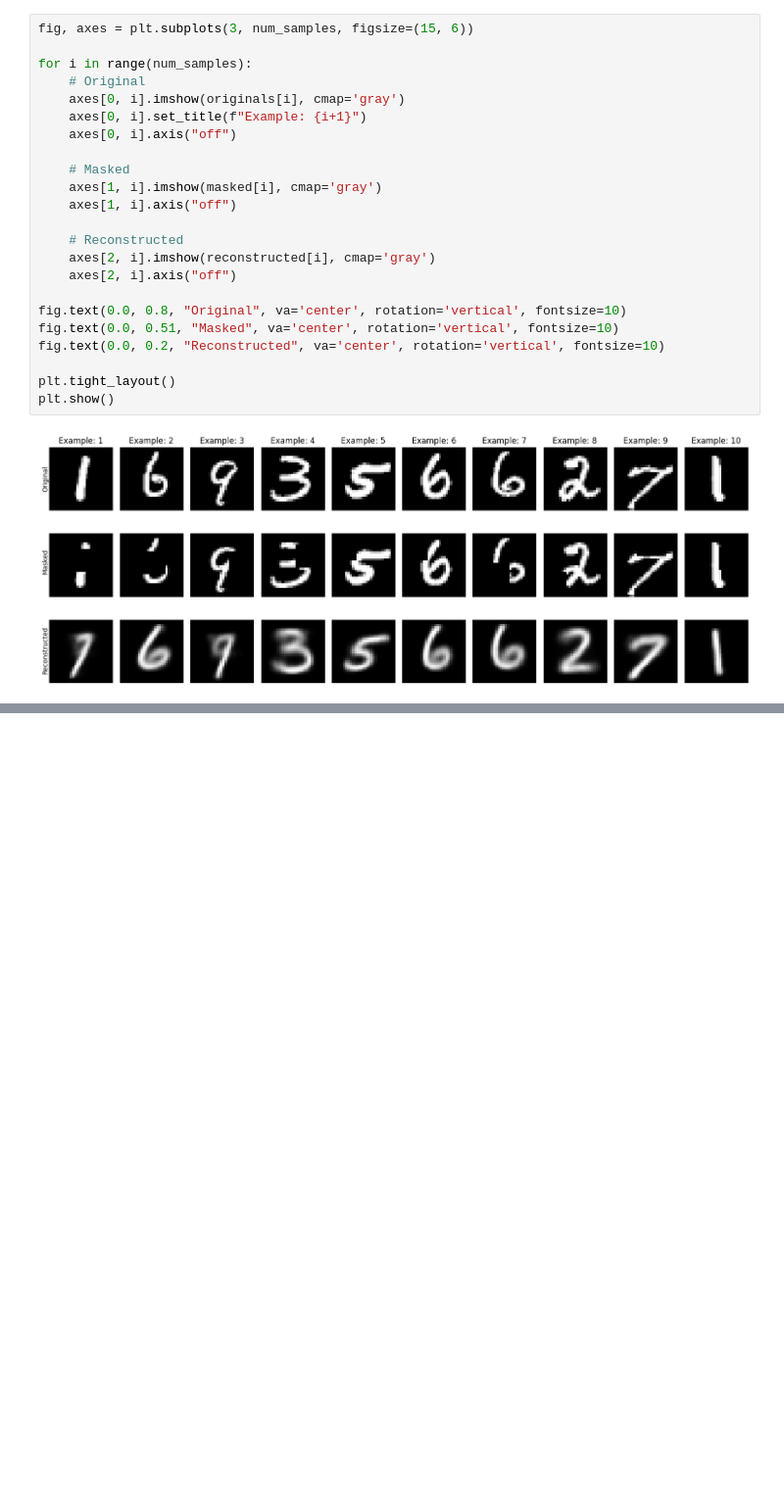
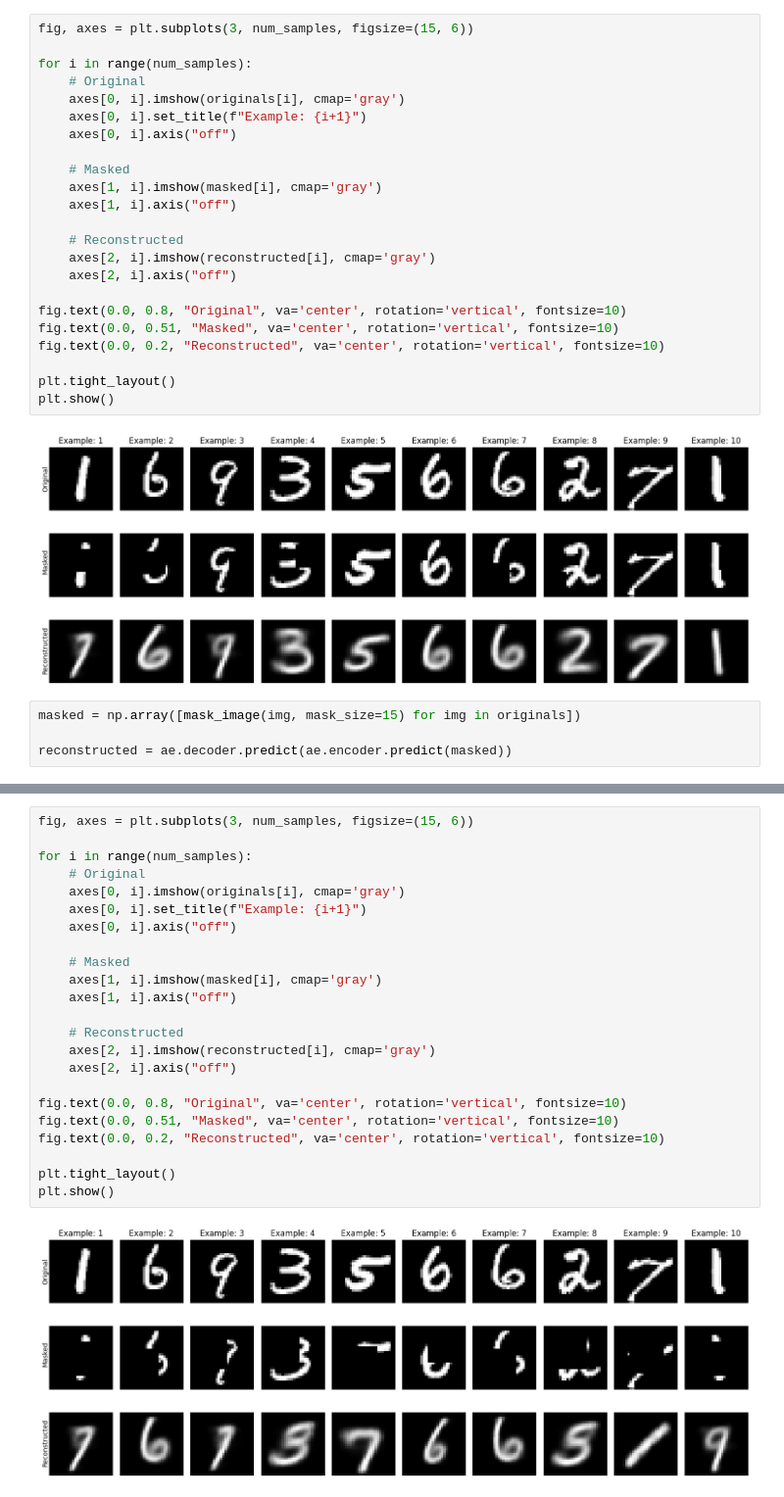
Before and after one commit to masud70/Deep-Generative-Modeling-Theory-and-Application, a Jupyter notebook: Assignments/Assignment1/Problem2/T1.ipynb, the cells around one changed output, grey strips where cells are left out. Shown at 98% size. Saved outputs shown, nothing was run; the diff lists cells and outputs as text; blank space fills up the shorter version.

```diff
--- a/Assignments/Assignment1/Problem2/T1.ipynb
+++ b/Assignments/Assignment1/Problem2/T1.ipynb
@@ -135,3 +135,7 @@ plt.tight_layout()
 plt.show()
 # %% [output]
 [figure]
+# %%
+masked = np.array([mask_image(img, mask_size=15) for img in originals])
+
+reconstructed = ae.decoder.predict(ae.encoder.predict(masked))
@@ -137,0 +145,25 @@ plt.show()
+# %%
+fig, axes = plt.subplots(3, num_samples, figsize=(15, 6))
+
+for i in range(num_samples):
+    # Original
+    axes[0, i].imshow(originals[i], cmap='gray')
+    axes[0, i].set_title(f"Example: {i+1}")
+    axes[0, i].axis("off")
+
+    # Masked
+    axes[1, i].imshow(masked[i], cmap='gray')
+    axes[1, i].axis("off")
+
+    # Reconstructed
+    axes[2, i].imshow(reconstructed[i], cmap='gray')
+    axes[2, i].axis("off")
+
+fig.text(0.0, 0.8, "Original", va='center', rotation='vertical', fontsize=10)
+fig.text(0.0, 0.51, "Masked", va='center', rotation='vertical', fontsize=10)
+fig.text(0.0, 0.2, "Reconstructed", va='center', rotation='vertical', fontsize=10)
+
+plt.tight_layout()
+plt.show()
+# %% [output]
+[figure, added]
```
Also changed, not shown: parts of 1 cell of this notebook.
